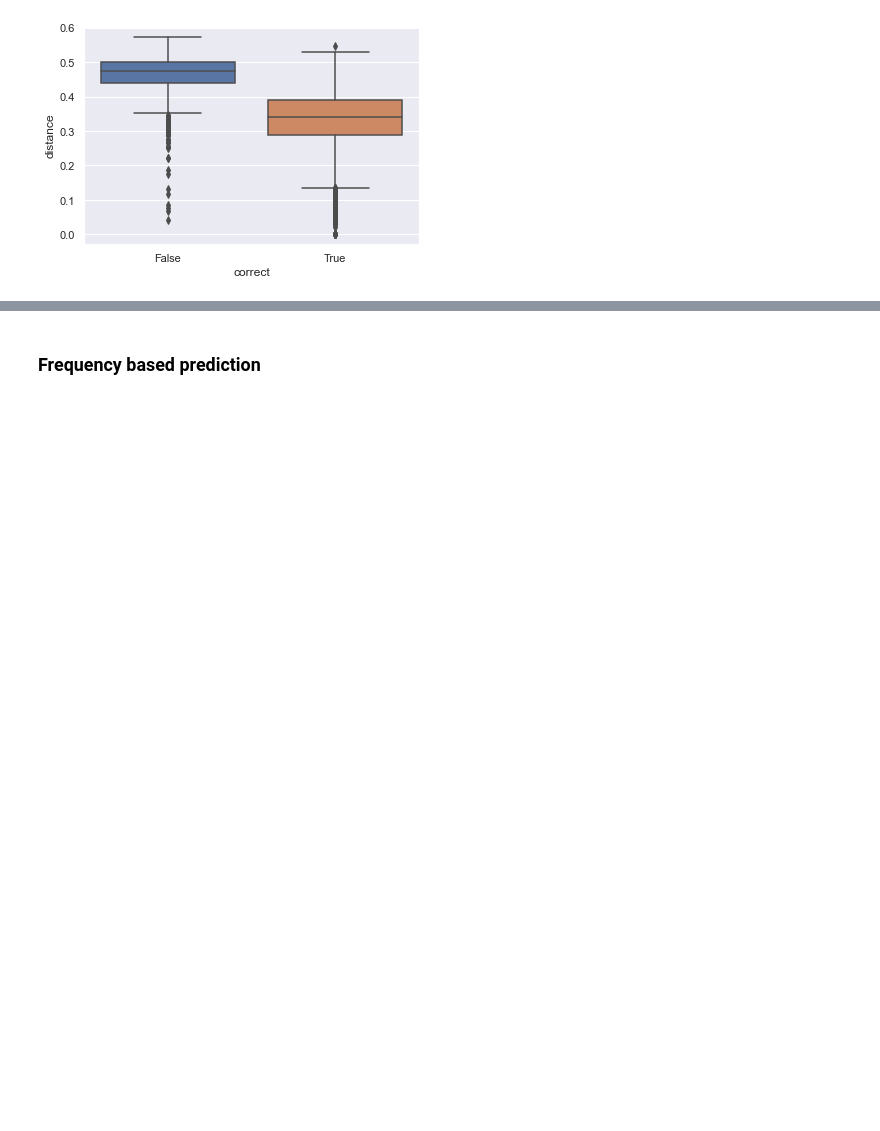
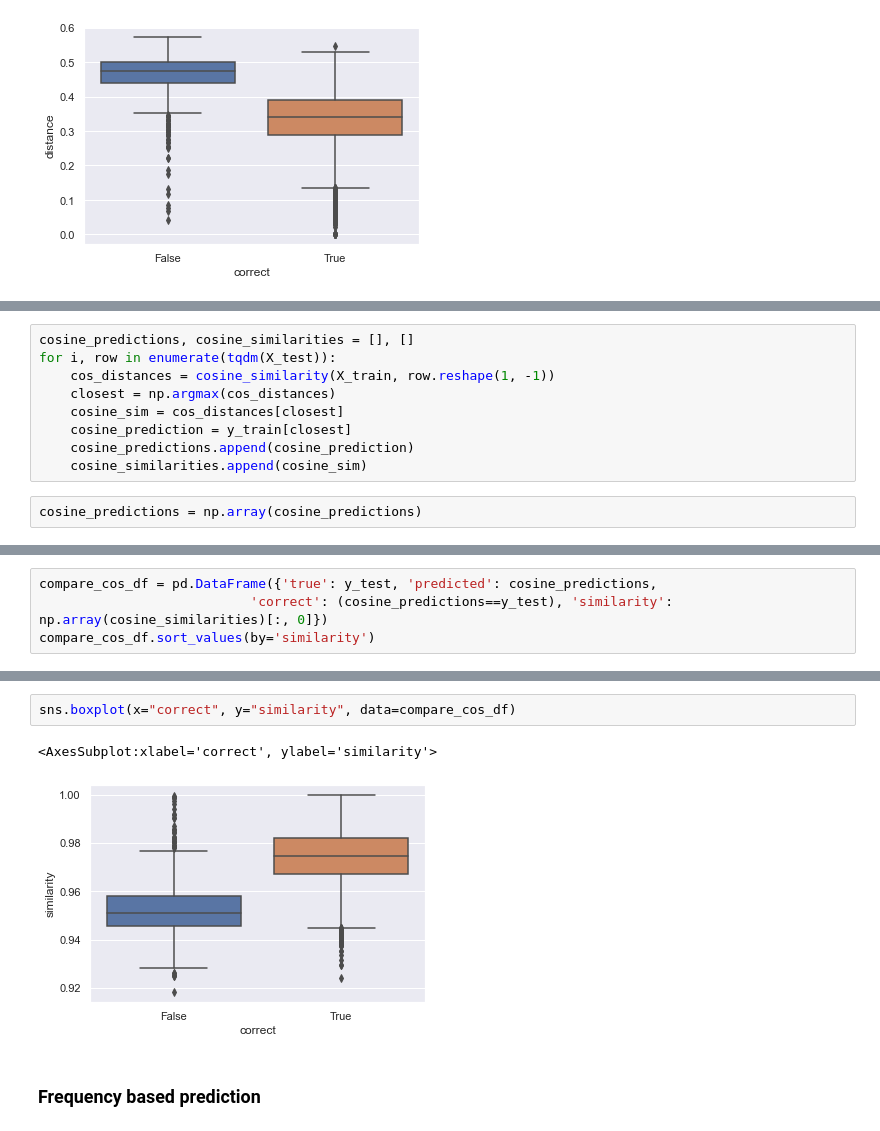
Before and after one commit to d4ria/face-identification, a Jupyter notebook: notebooks/Classification.ipynb, the cells around one changed output, grey strips where cells are left out. Cells and saved outputs as stored; diff of their text form; blank space fills up the shorter version.

Commit message:
Add cosine similarity model

```diff
--- a/notebooks/Classification.ipynb
+++ b/notebooks/Classification.ipynb
@@ -203,0 +251,11 @@ sns.boxplot(x="correct", y="distance", data=compare_df)
+# %%
+cosine_predictions, cosine_similarities = [], []
+for i, row in enumerate(tqdm(X_test)):
+    cos_distances = cosine_similarity(X_train, row.reshape(1, -1))
+    closest = np.argmax(cos_distances)
+    cosine_sim = cos_distances[closest]
+    cosine_prediction = y_train[closest]
+    cosine_predictions.append(cosine_prediction)
+    cosine_similarities.append(cosine_sim)
+# %%
+cosine_predictions = np.array(cosine_predictions)
@@ -203,0 +278,4 @@ sns.boxplot(x="correct", y="distance", data=compare_df)
+# %%
+compare_cos_df = pd.DataFrame({'true': y_test, 'predicted': cosine_predictions,
+                           'correct': (cosine_predictions==y_test), 'similarity': np.array(cosine_similarities)[:, 0]})
+compare_cos_df.sort_values(by='similarity')
@@ -204,3 +296,8 @@ sns.boxplot(x="correct", y="distance", data=compare_df)
+# %%
+sns.boxplot(x="correct", y="similarity", data=compare_cos_df)
+# %% [output]
+<AxesSubplot:xlabel='correct', ylabel='similarity'>
+[figure, added]
 # %% [markdown]
 ### Frequency based prediction
 # %%
```
Also changed, not shown: parts of 20 cells of this notebook, 3 other files.
